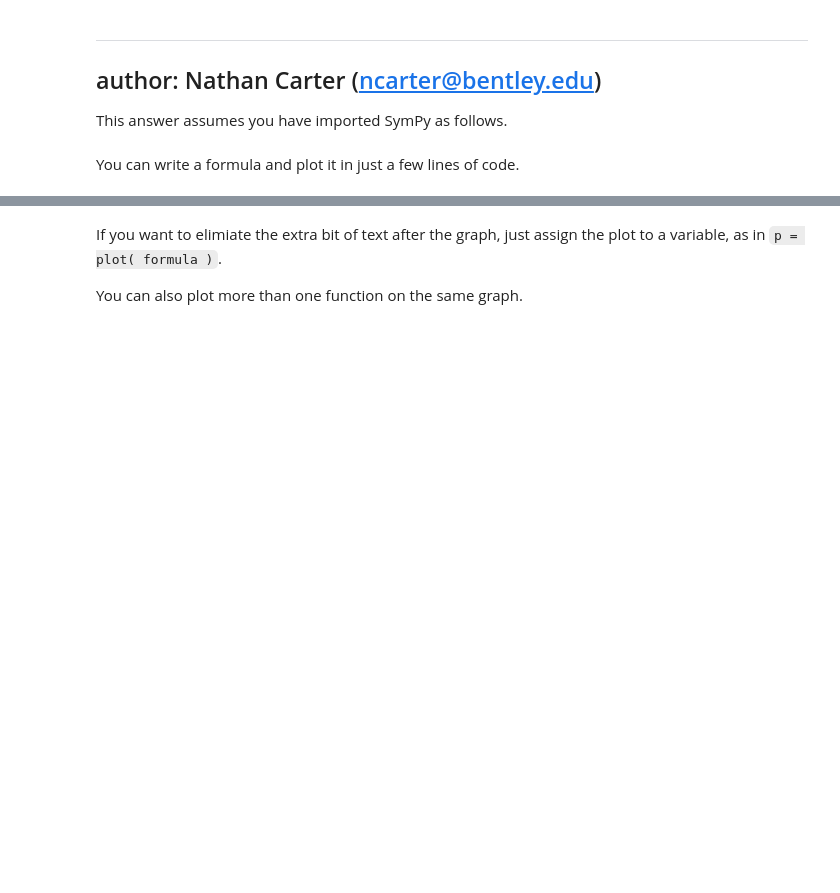
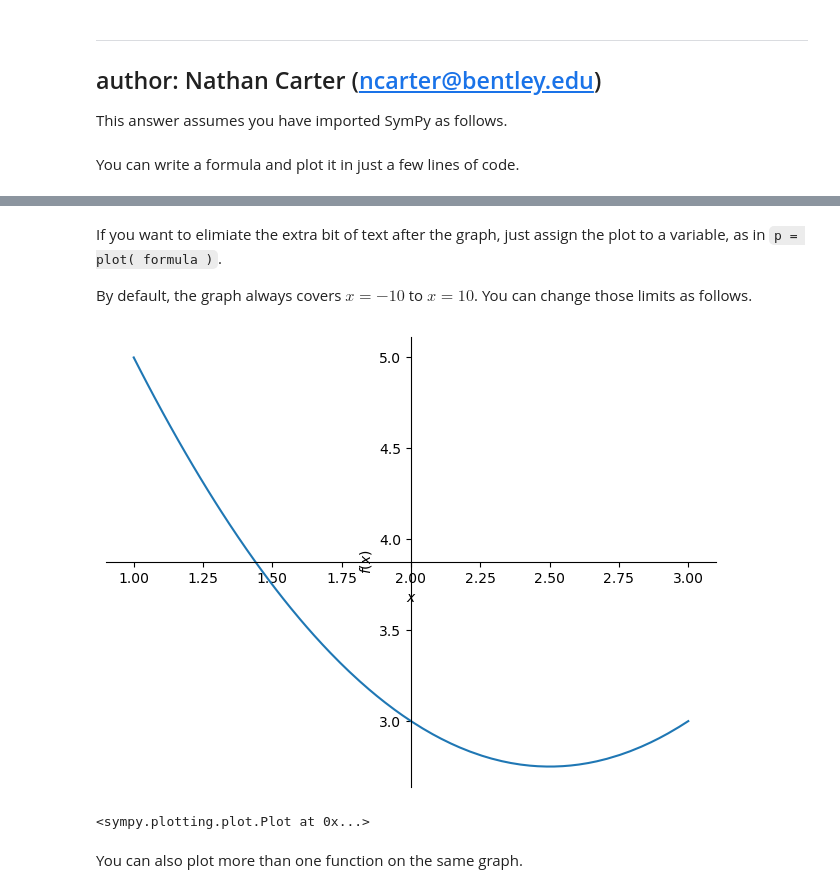
Before and after one commit to nathancarter/how2data, a Jupyter notebook: database/tasks/How to graph mathematical functions/Python, using SymPy.ipynb, the cells around one changed output, grey strips where cells are left out. Drawn from its saved outputs; the diff is of its cells as text; code cells hidden in the pictures; blank space fills up the shorter version.

Commit message:
Adding x-limits feature to SymPy plotting solution

```diff
--- a/database/tasks/How to graph mathematical functions/Python, using SymPy.ipynb
+++ b/database/tasks/How to graph mathematical functions/Python, using SymPy.ipynb
@@ -20,7 +20,15 @@ plot( formula )
 If you want to elimiate the extra bit of text after the graph,
 just assign the plot to a variable, as in `p = plot( formula )`.
 
-You can also plot more than one function on the same graph.
+By default, the graph always covers $x=-10$ to $x=10$.
+You can change those limits as follows.
+# %%
+plot( formula, (x,1,3) )   # just plot from x=1 to x=3
+# %% [output]
+[figure, added]
+<sympy.plotting.plot.Plot at 0x...>
+# %% [markdown]
+You can also plot more than one function on the same graph.
 # %%
 formula2 = 10*sin(x) + 20
 plot( formula, formula2 )
```
Also changed, not shown: parts of 2 cells of this notebook, 4 other files.
